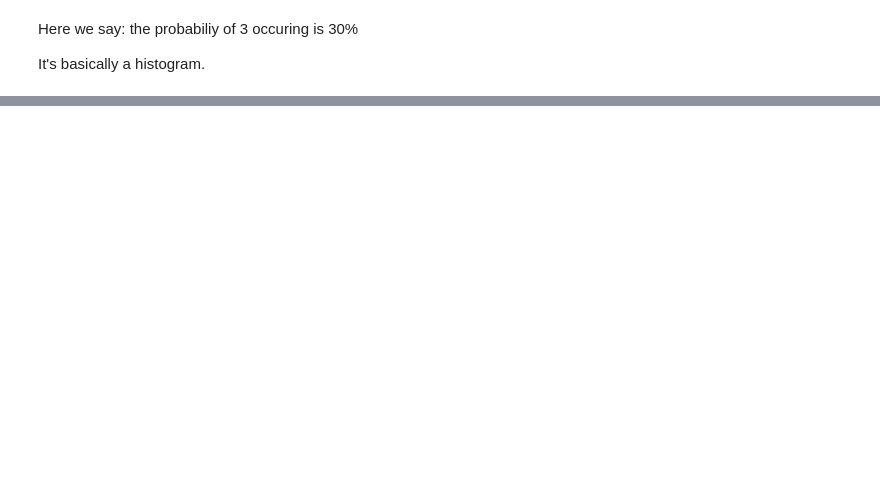
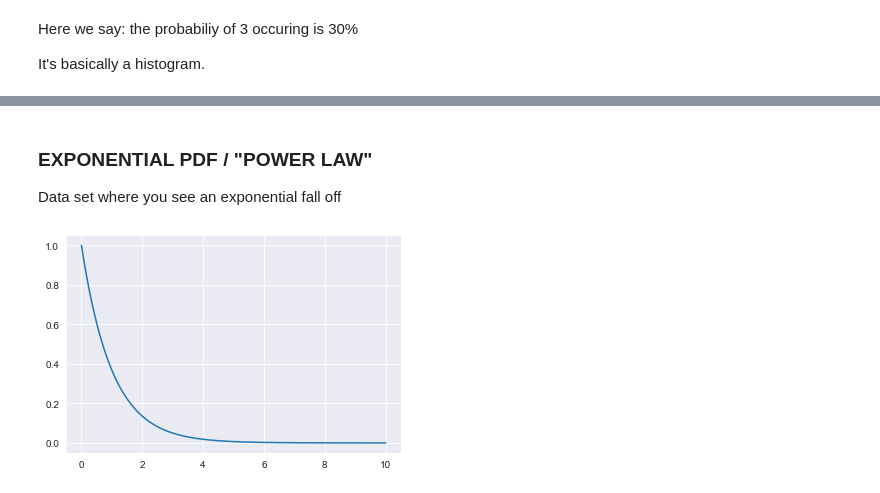
Before and after one commit to Ozxahmed/ML_DS_DL_Udemy_Course, a Jupyter notebook: s2_statistics_probability_refresher.ipynb, the cells around one changed output, grey strips where cells are left out. Saved outputs shown, nothing was run; the diff lists cells and outputs as text; code cells hidden in the pictures; blank space fills up the shorter version.

```diff
--- a/s2_statistics_probability_refresher.ipynb
+++ b/s2_statistics_probability_refresher.ipynb
@@ -170,0 +191,9 @@ It's basically a histogram.
+# %% [markdown]
+### EXPONENTIAL PDF / "POWER LAW"
+
+Data set where you see an exponential fall off
+# %%
+x = np.arange(0, 10, 0.001)
+plt.plot(x, expon.pdf(x));
+# %% [output]
+[figure, added]
```
Also changed, not shown: parts of 17 cells of this notebook.
